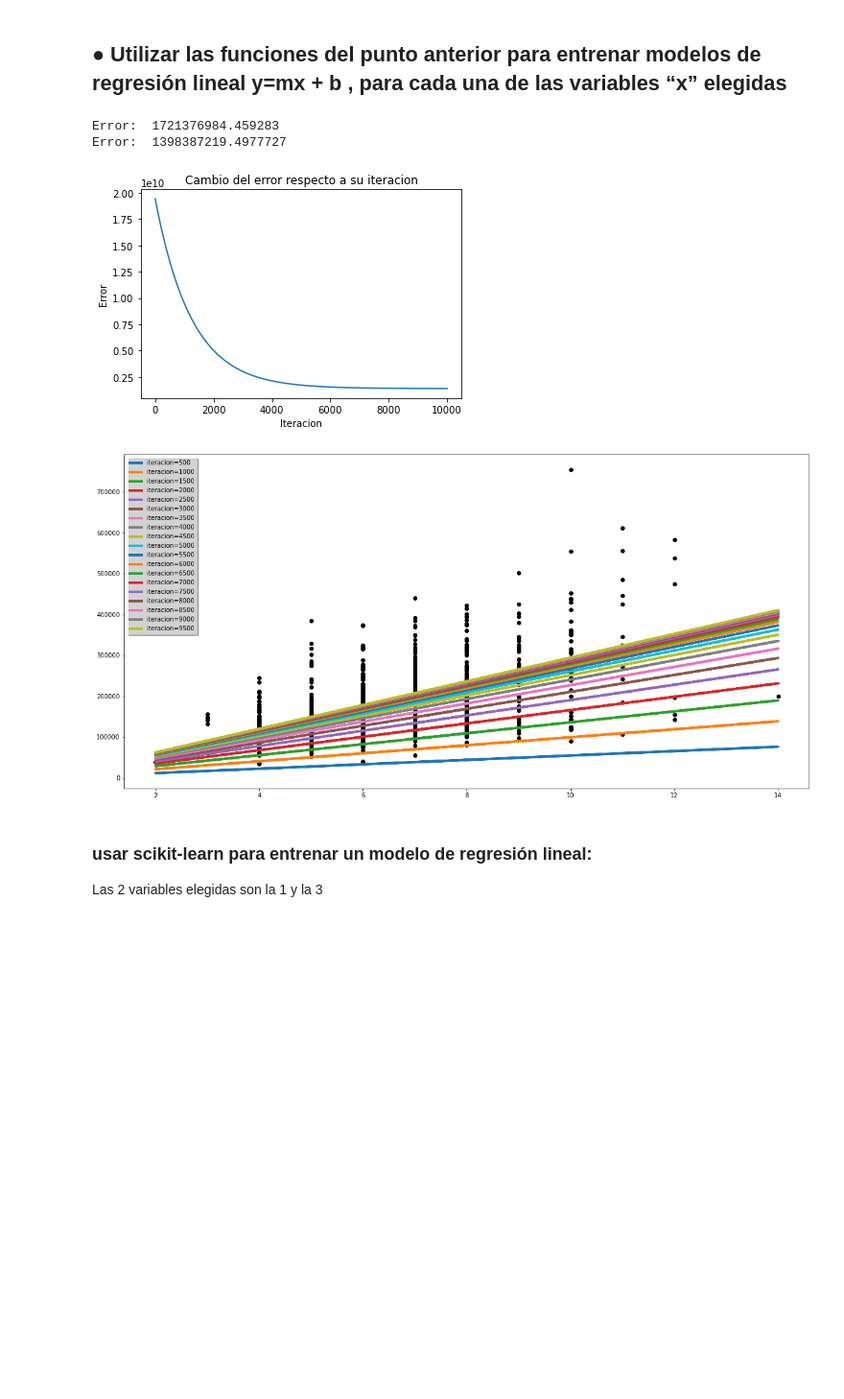
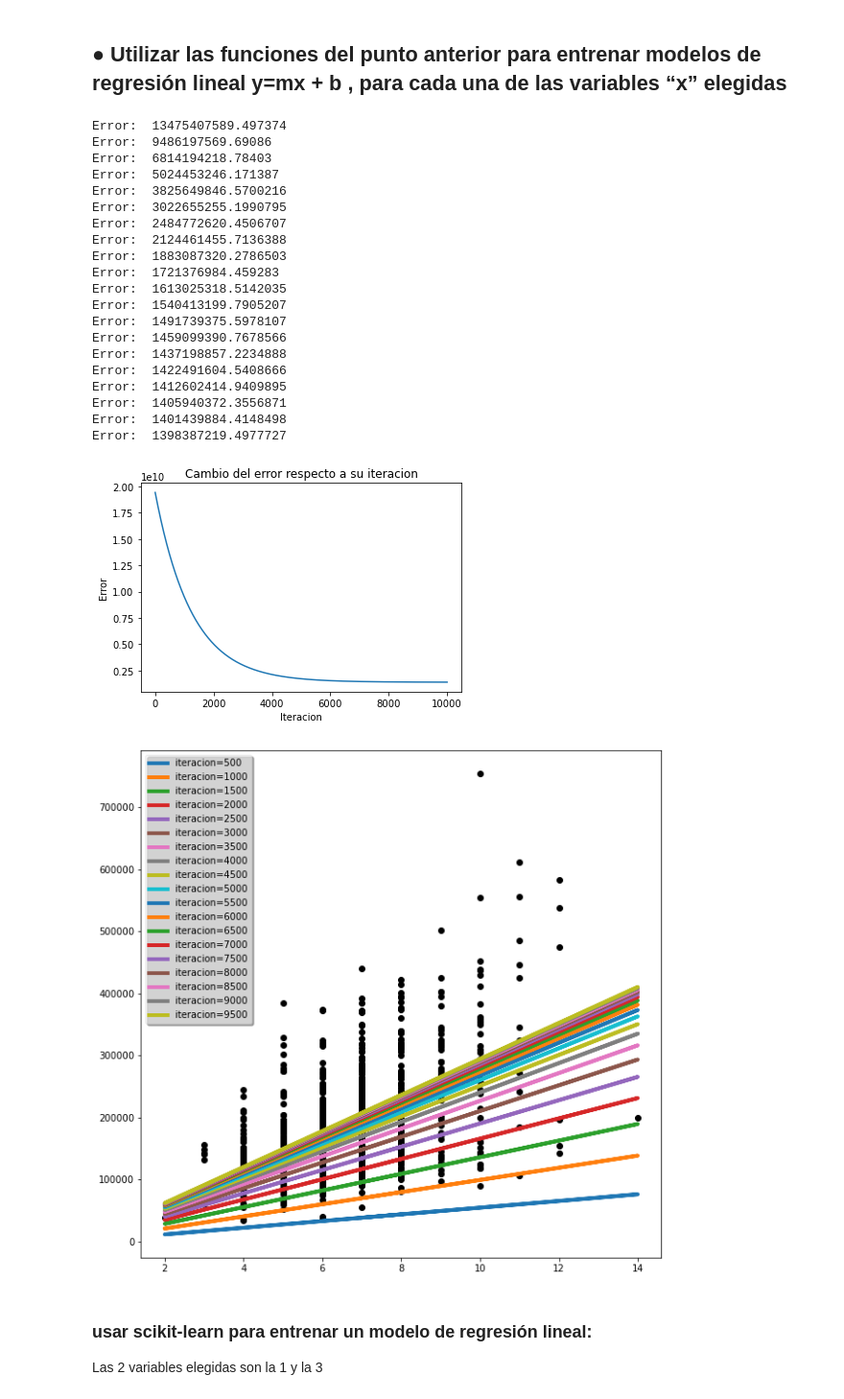
Before and after one commit to EmilioGGG/galileo, a Jupyter notebook: Proyecto_Final_CDP.ipynb, the cells around one changed output. Shown: that part at 96% size. Drawn from its saved outputs; the diff is of its cells as text; code cells hidden in the pictures; blank space fills up the shorter version.

Commit message:
Entregable final Proyecto
Puede sufrir cambios si me da tiempo.

```diff
--- a/Proyecto_Final_CDP.ipynb
+++ b/Proyecto_Final_CDP.ipynb
@@ -265,14 +265,32 @@ modelo_tiempo(modelo, 2,[65,80,68],[208.5,181.5,223.5])
 # %% [markdown]
 ## ●	Utilizar las funciones del punto anterior para entrenar modelos de regresión lineal y=mx +  b , para cada una de las variables “x” elegidas
 # %%
-error_val, modelo = func_proyecto(data_entrenamiento[:,1],data_entrenamiento[:,0],10000, 5000,0.000010)
+error_val, modelo = func_proyecto(data_entrenamiento[:,1],data_entrenamiento[:,0],10000, 500,0.000010)
 tiempo_error(error_val)
 modelo_tiempo(modelo, 500,data_entrenamiento[:,3],data_entrenamiento[:,0])
 # %% [output]
+Error:  13475407589.497374
+Error:  9486197569.69086
+Error:  6814194218.78403
+Error:  5024453246.171387
+Error:  3825649846.5700216
+Error:  3022655255.1990795
+Error:  2484772620.4506707
+Error:  2124461455.7136388
+Error:  1883087320.2786503
 Error:  1721376984.459283
+Error:  1613025318.5142035
+Error:  1540413199.7905207
+Error:  1491739375.5978107
+Error:  1459099390.7678566
+Error:  1437198857.2234888
+Error:  1422491604.5408666
+Error:  1412602414.9409895
+Error:  1405940372.3556871
+Error:  1401439884.4148498
 Error:  1398387219.4977727
 [figure]
-[figure, old version]
+[figure, new version]
 # %% [markdown]
 ### usar scikit-learn para entrenar un modelo de regresión lineal:
 Las 2 variables elegidas son la 1 y la 3
```
Also changed, not shown: parts of 4 cells of this notebook.
